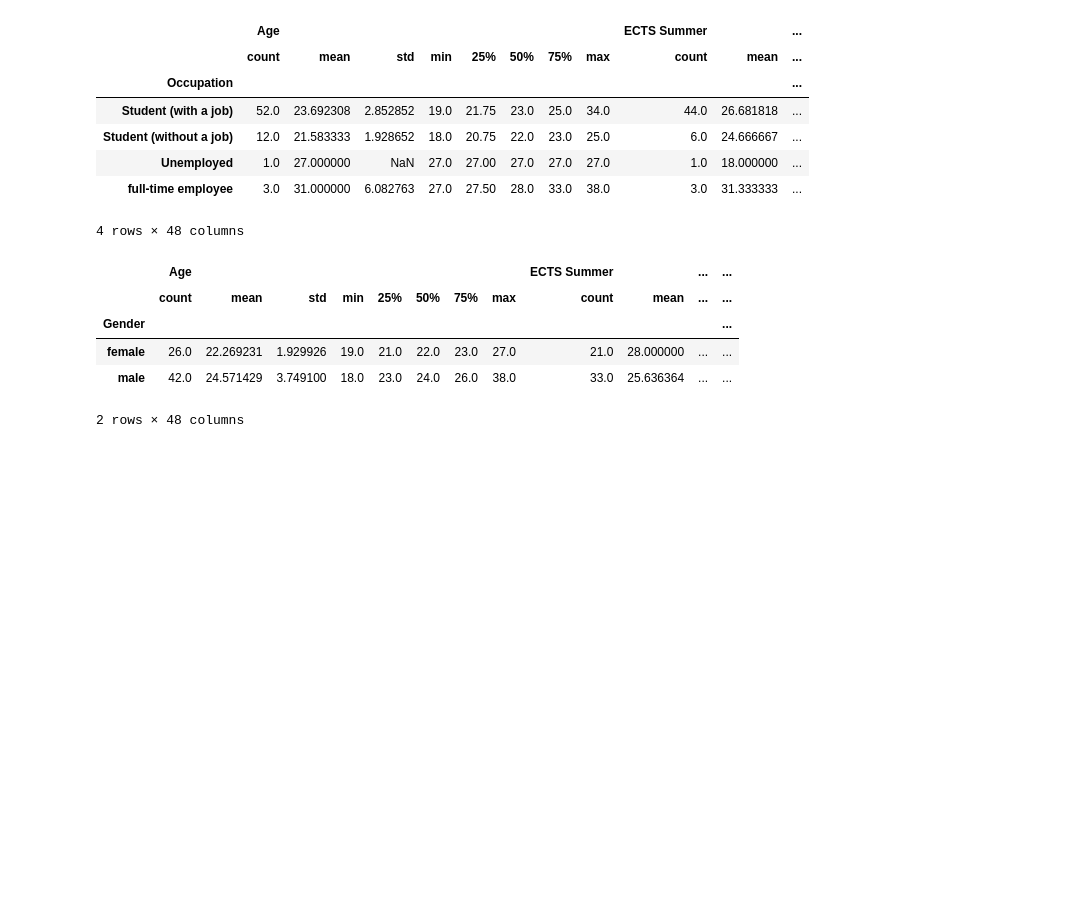
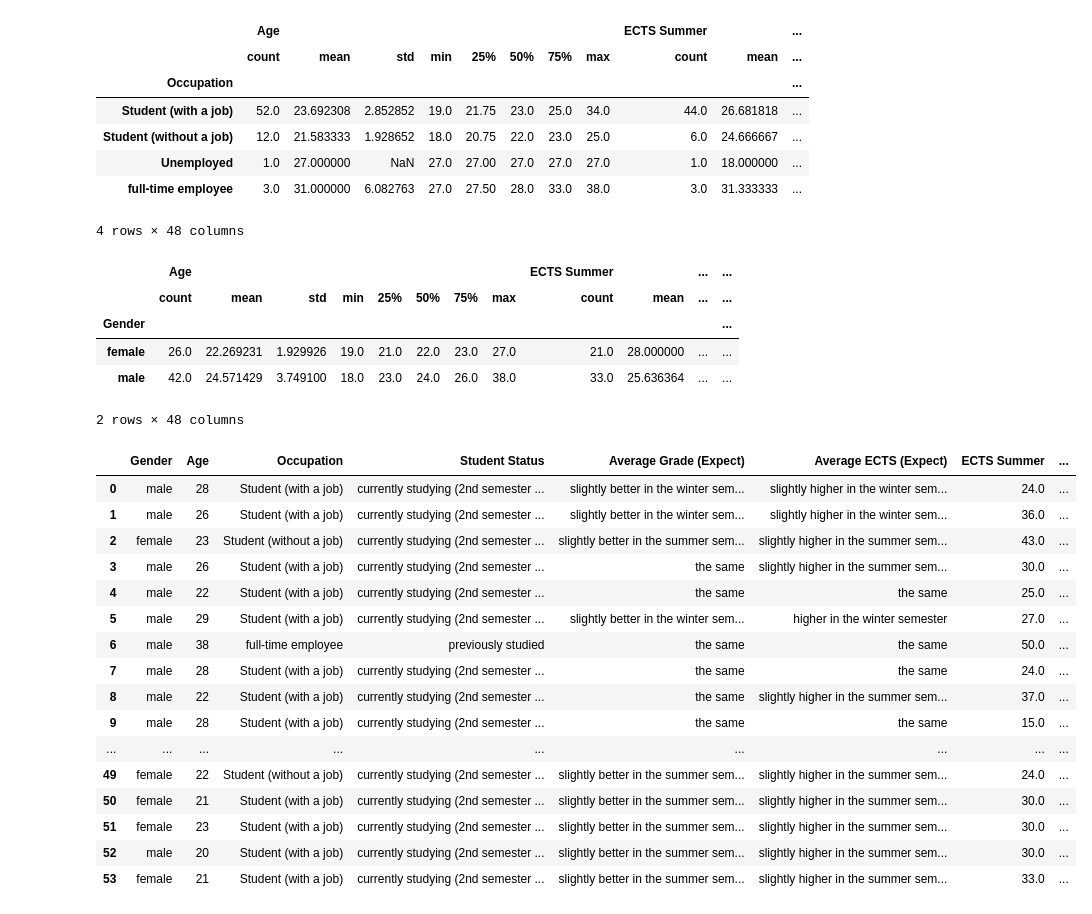
Before and after one commit to SH2282000/WAL, a Jupyter notebook: wal/main.ipynb, the cells around one changed output. Cells and saved outputs as stored; diff of their text form; code cells hidden in the pictures; blank space fills up the shorter version.

```diff
--- a/wal/main.ipynb
+++ b/wal/main.ipynb
@@ -77,3 +77,25 @@ df.groupby("Gender").describe()
 | female | 26.0 | 22.269231 | 1.929926 | 19.0 | 21.0 | 22.0 | 23.0 | 27.0 | 21.0 | 28.000000 | ... | ... |
 | male | 42.0 | 24.571429 | 3.749100 | 18.0 | 23.0 | 24.0 | 26.0 | 38.0 | 33.0 | 25.636364 | ... | ... |
 2 rows × 48 columns
+# %%
+df = df.dropna()
+df = df.reset_index(drop=True)
+df
+# %% [output]
+|  | Gender | Age | Occupation | Student Status | Average Grade (Expect) | Average ECTS (Expect) | ECTS Summer | ... |
+| 0 | male | 28 | Student (with a job) | currently studying (2nd semester ... | slightly better in the winter sem... | slightly higher in the winter sem... | 24.0 | ... |
+| 1 | male | 26 | Student (with a job) | currently studying (2nd semester ... | slightly better in the winter sem... | slightly higher in the winter sem... | 36.0 | ... |
+| 2 | female | 23 | Student (without a job) | currently studying (2nd semester ... | slightly better in the summer sem... | slightly higher in the summer sem... | 43.0 | ... |
+| 3 | male | 26 | Student (with a job) | currently studying (2nd semester ... | the same | slightly higher in the summer sem... | 30.0 | ... |
+| 4 | male | 22 | Student (with a job) | currently studying (2nd semester ... | the same | the same | 25.0 | ... |
+| 5 | male | 29 | Student (with a job) | currently studying (2nd semester ... | slightly better in the winter sem... | higher in the winter semester | 27.0 | ... |
+| 6 | male | 38 | full-time employee | previously studied | the same | the same | 50.0 | ... |
+| 7 | male | 28 | Student (with a job) | currently studying (2nd semester ... | the same | the same | 24.0 | ... |
+| 8 | male | 22 | Student (with a job) | currently studying (2nd semester ... | the same | slightly higher in the summer sem... | 37.0 | ... |
+| 9 | male | 28 | Student (with a job) | currently studying (2nd semester ... | the same | the same | 15.0 | ... |
+| ... | ... | ... | ... | ... | ... | ... | ... | ... |
+| 49 | female | 22 | Student (without a job) | currently studying (2nd semester ... | slightly better in the summer sem... | slightly higher in the summer sem... | 24.0 | ... |
+| 50 | female | 21 | Student (with a job) | currently studying (2nd semester ... | slightly better in the summer sem... | slightly higher in the summer sem... | 30.0 | ... |
+| 51 | female | 23 | Student (with a job) | currently studying (2nd semester ... | slightly better in the summer sem... | slightly higher in the summer sem... | 30.0 | ... |
+| 52 | male | 20 | Student (with a job) | currently studying (2nd semester ... | slightly better in the summer sem... | slightly higher in the summer sem... | 30.0 | ... |
+| 53 | female | 21 | Student (with a job) | currently studying (2nd semester ... | slightly better in the summer sem... | slightly higher in the summer sem... | 33.0 | ... |
```
Also changed, not shown: parts of 3 cells of this notebook, 1 other file.
